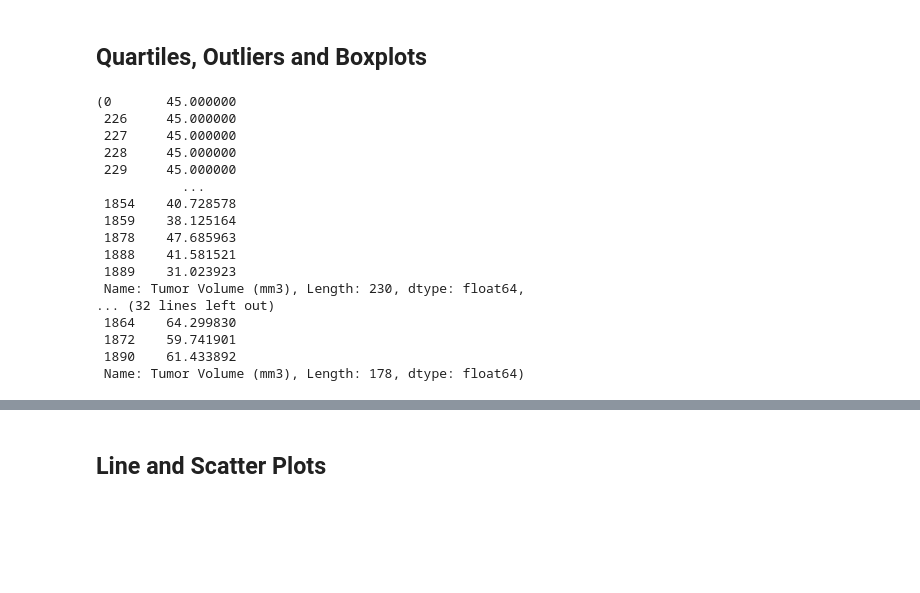
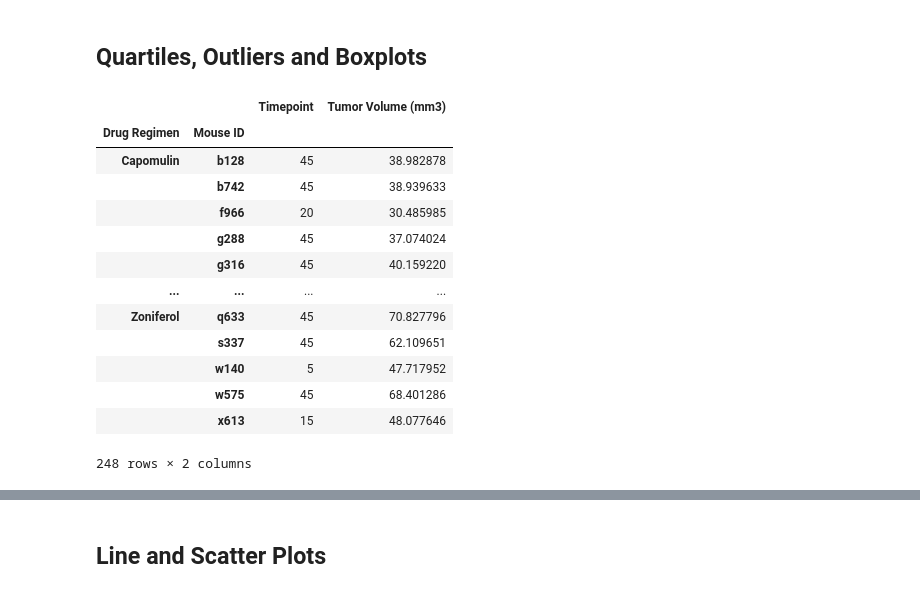
Before and after one commit to mugsiemx/matplotlib-challenge, a Jupyter notebook: Pymaceuticals/pymaceuticals.ipynb, the cells around one changed output, grey strips where cells are left out. Saved outputs shown, nothing was run; the diff lists cells and outputs as text; code cells hidden in the pictures; blank space fills up the shorter version.

```diff
--- a/Pymaceuticals/pymaceuticals.ipynb
+++ b/Pymaceuticals/pymaceuticals.ipynb
@@ -245,38 +255,22 @@ plt.show()
 # %% [markdown]
 ## Quartiles, Outliers and Boxplots
 # %%
-Capomulin_data = mouse_study_clean.loc[mouse_study_clean['Drug Regimen'] == 'Capomulin', 'Tumor Volume (mm3)']
-Camomulin_data_merged =
+final_tumor_volume = mouse_study_clean.groupby(['Drug Regimen','Mouse ID']).last()[['Timepoint', 'Tumor Volume (mm3)']]
+final_tumor_volume
+# %% [output]
+|  |  | Timepoint | Tumor Volume (mm3) |
+| Drug Regimen | Mouse ID |  |  |
+| Capomulin | b128 | 45 | 38.982878 |
+|  | b742 | 45 | 38.939633 |
+|  | f966 | 20 | 30.485985 |
+|  | g288 | 45 | 37.074024 |
+|  | g316 | 45 | 40.159220 |
+| ... | ... | ... | ... |
+| Zoniferol | q633 | 45 | 70.827796 |
+|  | s337 | 45 | 62.109651 |
+|  | w140 | 5 | 47.717952 |
+|  | w575 | 45 | 68.401286 |
+|  | x613 | 15 | 48.077646 |
+248 rows × 2 columns
-# %%
-#Capomulin_vol = mouse_study_clean['Tumor Volume (mm3)'].max()
-#Capomulin_vol = mouse_study_clean(['Drug Regimen'] == 'Capomulin')['Tumor Volume (mm3)'].max()
-
-#regimins_list = [Capomulin, Ramicane, Infubinol, Ceftamin]
-
-Capomulin_data = mouse_study_clean.loc[mouse_study_clean['Drug Regimen'] == 'Capomulin', 'Tumor Volume (mm3)']
-
-Ramicane_data = mouse_study_clean.loc[mouse_study_clean['Drug Regimen'] == 'Ramicane', 'Tumor Volume (mm3)']
-Infubinol_data = mouse_study_clean.loc[mouse_study_clean['Drug Regimen'] == 'Infubinol', 'Tumor Volume (mm3)']
-Ceftamin_data = mouse_study_clean.loc[mouse_study_clean['Drug Regimen'] == 'Ceftamin', 'Tumor Volume (mm3)']
-
-Capomulin_data, Ramicane_data, Infubinol_data, Ceftamin_data
-# %% [output]
-(0       45.000000
- 226     45.000000
- 227     45.000000
- 228     45.000000
- 229     45.000000
-           ...
- 1854    40.728578
- 1859    38.125164
- 1878    47.685963
- 1888    41.581521
- 1889    31.023923
- Name: Tumor Volume (mm3), Length: 230, dtype: float64,
-... (32 lines left out)
- 1864    64.299830
- 1872    59.741901
- 1890    61.433892
- Name: Tumor Volume (mm3), Length: 178, dtype: float64)
 # %%
 # Calculate the final tumor volume of each mouse across four of the treatment regimens:
```
Also changed, not shown: parts of 25 cells of this notebook.
